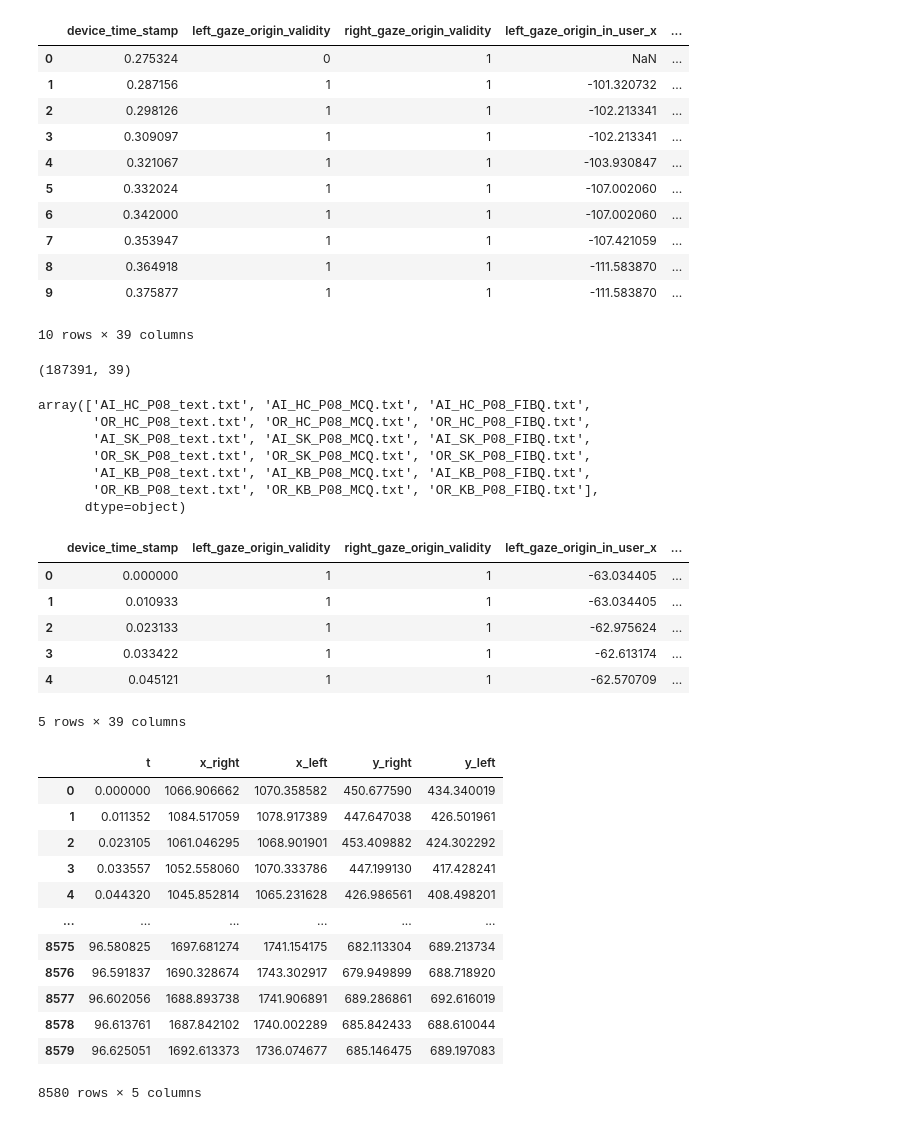
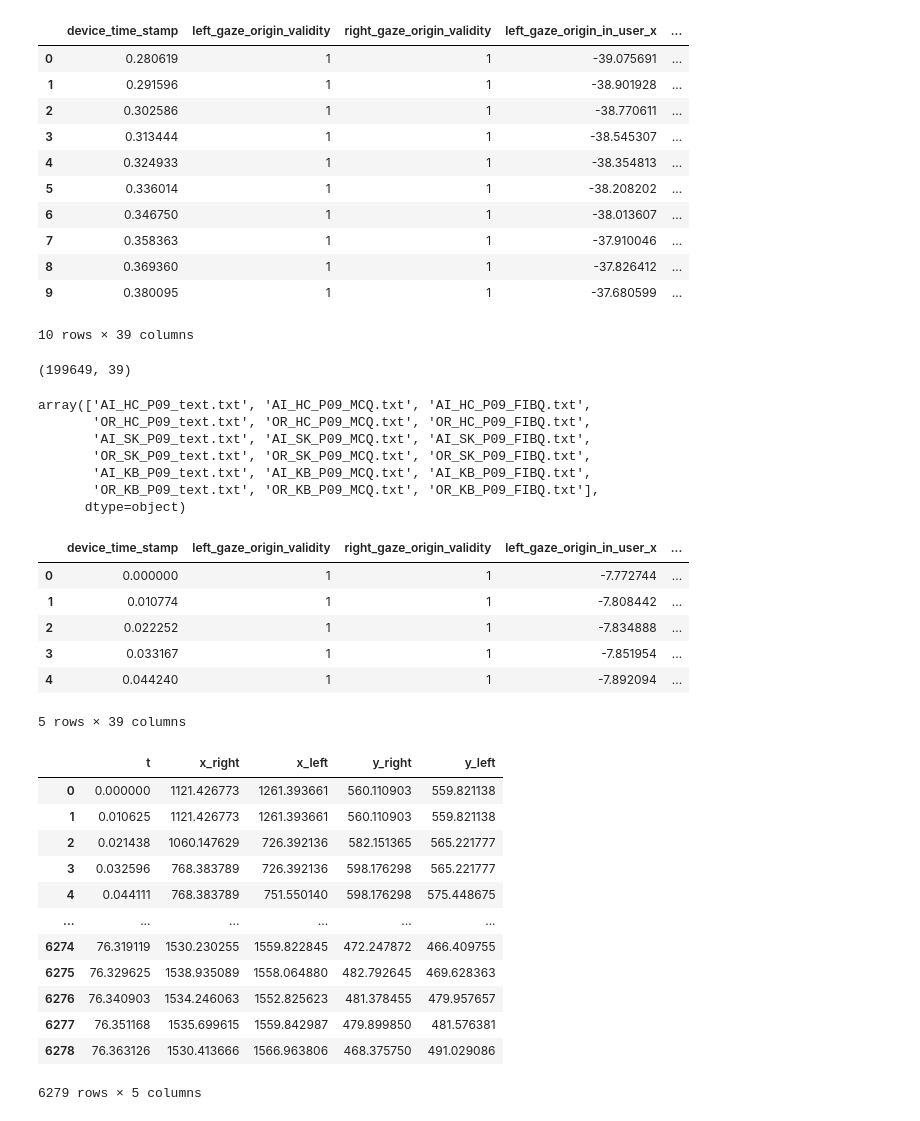
Before and after one commit to slayervictor/Fagpakkeprojekt-Eyes-Modelling, a Jupyter notebook: eye_tracking_expiriment/data_extraction.ipynb, the cells around one changed output. Saved outputs shown, nothing was run; the diff lists cells and outputs as text; code cells hidden in the pictures.

```diff
--- a/eye_tracking_expiriment/data_extraction.ipynb
+++ b/eye_tracking_expiriment/data_extraction.ipynb
@@ -12,36 +12,36 @@ testperson = 9
 # %%
 warnings.filterwarnings('ignore')
-gaze = pd.read_csv("../eye_tracking_expiriment\data\gaze_data_Bengisu_9.csv")
+gaze = pd.read_csv("../eye_tracking_expiriment\data\gaze_data_Tülin_19.csv")
 gaze.head(10)
 # %% [output]
 |  | device_time_stamp | left_gaze_origin_validity | right_gaze_origin_validity | left_gaze_origin_in_user_x | ... |
-| 0 | 0.275324 | 0 | 1 | NaN | ... |
-| 1 | 0.287156 | 1 | 1 | -101.320732 | ... |
-| 2 | 0.298126 | 1 | 1 | -102.213341 | ... |
-| 3 | 0.309097 | 1 | 1 | -102.213341 | ... |
-| 4 | 0.321067 | 1 | 1 | -103.930847 | ... |
-| 5 | 0.332024 | 1 | 1 | -107.002060 | ... |
-| 6 | 0.342000 | 1 | 1 | -107.002060 | ... |
-| 7 | 0.353947 | 1 | 1 | -107.421059 | ... |
-| 8 | 0.364918 | 1 | 1 | -111.583870 | ... |
-| 9 | 0.375877 | 1 | 1 | -111.583870 | ... |
+| 0 | 0.280619 | 1 | 1 | -39.075691 | ... |
+| 1 | 0.291596 | 1 | 1 | -38.901928 | ... |
+| 2 | 0.302586 | 1 | 1 | -38.770611 | ... |
+| 3 | 0.313444 | 1 | 1 | -38.545307 | ... |
+| 4 | 0.324933 | 1 | 1 | -38.354813 | ... |
+| 5 | 0.336014 | 1 | 1 | -38.208202 | ... |
+| 6 | 0.346750 | 1 | 1 | -38.013607 | ... |
+| 7 | 0.358363 | 1 | 1 | -37.910046 | ... |
+| 8 | 0.369360 | 1 | 1 | -37.826412 | ... |
+| 9 | 0.380095 | 1 | 1 | -37.680599 | ... |
 10 rows × 39 columns
 # %%
 gaze = gaze.dropna()
 gaze.reset_index(drop=True, inplace=True)
 gaze.shape
 # %% [output]
-(187391, 39)
+(199649, 39)
 # %%
 un = gaze["text_file"].unique()
 un
 # %% [output]
-array(['AI_HC_P08_text.txt', 'AI_HC_P08_MCQ.txt', 'AI_HC_P08_FIBQ.txt',
-       'OR_HC_P08_text.txt', 'OR_HC_P08_MCQ.txt', 'OR_HC_P08_FIBQ.txt',
-       'AI_SK_P08_text.txt', 'AI_SK_P08_MCQ.txt', 'AI_SK_P08_FIBQ.txt',
-       'OR_SK_P08_text.txt', 'OR_SK_P08_MCQ.txt', 'OR_SK_P08_FIBQ.txt',
-       'AI_KB_P08_text.txt', 'AI_KB_P08_MCQ.txt', 'AI_KB_P08_FIBQ.txt',
-       'OR_KB_P08_text.txt', 'OR_KB_P08_MCQ.txt', 'OR_KB_P08_FIBQ.txt'],
+array(['AI_HC_P09_text.txt', 'AI_HC_P09_MCQ.txt', 'AI_HC_P09_FIBQ.txt',
+       'OR_HC_P09_text.txt', 'OR_HC_P09_MCQ.txt', 'OR_HC_P09_FIBQ.txt',
+       'AI_SK_P09_text.txt', 'AI_SK_P09_MCQ.txt', 'AI_SK_P09_FIBQ.txt',
+       'OR_SK_P09_text.txt', 'OR_SK_P09_MCQ.txt', 'OR_SK_P09_FIBQ.txt',
+       'AI_KB_P09_text.txt', 'AI_KB_P09_MCQ.txt', 'AI_KB_P09_FIBQ.txt',
+       'OR_KB_P09_text.txt', 'OR_KB_P09_MCQ.txt', 'OR_KB_P09_FIBQ.txt'],
       dtype=object)
 # %%
 im_HC_AI = gaze[(gaze["Label"] == "Immersive") & (gaze["text_file"] == un[0])]
@@ -66,11 +66,11 @@ im_KB_OR["device_time_stamp"] = im_KB_OR["device_time_stamp"] - im_KB_OR["device
 im_SK_OR.head(5)
 # %% [output]
 |  | device_time_stamp | left_gaze_origin_validity | right_gaze_origin_validity | left_gaze_origin_in_user_x | ... |
-| 0 | 0.000000 | 1 | 1 | -63.034405 | ... |
-| 1 | 0.010933 | 1 | 1 | -63.034405 | ... |
-| 2 | 0.023133 | 1 | 1 | -62.975624 | ... |
-| 3 | 0.033422 | 1 | 1 | -62.613174 | ... |
-| 4 | 0.045121 | 1 | 1 | -62.570709 | ... |
+| 0 | 0.000000 | 1 | 1 | -7.772744 | ... |
+| 1 | 0.010774 | 1 | 1 | -7.808442 | ... |
+| 2 | 0.022252 | 1 | 1 | -7.834888 | ... |
+| 3 | 0.033167 | 1 | 1 | -7.851954 | ... |
+| 4 | 0.044240 | 1 | 1 | -7.892094 | ... |
 5 rows × 39 columns
 # %%
 left_x =im_SK_AI['left_gaze_point_on_display_area_x']*2560
@@ -82,18 +82,18 @@ eyes = pd.DataFrame({'t': t, 'x_right': right_x, 'x_left': left_x, 'y_right': ri
 eyes
 # %% [output]
 |  | t | x_right | x_left | y_right | y_left |
-| 0 | 0.000000 | 1066.906662 | 1070.358582 | 450.677590 | 434.340019 |
-| 1 | 0.011352 | 1084.517059 | 1078.917389 | 447.647038 | 426.501961 |
-| 2 | 0.023105 | 1061.046295 | 1068.901901 | 453.409882 | 424.302292 |
-| 3 | 0.033557 | 1052.558060 | 1070.333786 | 447.199130 | 417.428241 |
-| 4 | 0.044320 | 1045.852814 | 1065.231628 | 426.986561 | 408.498201 |
+| 0 | 0.000000 | 1121.426773 | 1261.393661 | 560.110903 | 559.821138 |
+| 1 | 0.010625 | 1121.426773 | 1261.393661 | 560.110903 | 559.821138 |
+| 2 | 0.021438 | 1060.147629 | 726.392136 | 582.151365 | 565.221777 |
+| 3 | 0.032596 | 768.383789 | 726.392136 | 598.176298 | 565.221777 |
+| 4 | 0.044111 | 768.383789 | 751.550140 | 598.176298 | 575.448675 |
 | ... | ... | ... | ... | ... | ... |
-| 8575 | 96.580825 | 1697.681274 | 1741.154175 | 682.113304 | 689.213734 |
-| 8576 | 96.591837 | 1690.328674 | 1743.302917 | 679.949899 | 688.718920 |
-| 8577 | 96.602056 | 1688.893738 | 1741.906891 | 689.286861 | 692.616019 |
-| 8578 | 96.613761 | 1687.842102 | 1740.002289 | 685.842433 | 688.610044 |
-| 8579 | 96.625051 | 1692.613373 | 1736.074677 | 685.146475 | 689.197083 |
+| 6274 | 76.319119 | 1530.230255 | 1559.822845 | 472.247872 | 466.409755 |
+| 6275 | 76.329625 | 1538.935089 | 1558.064880 | 482.792645 | 469.628363 |
+| 6276 | 76.340903 | 1534.246063 | 1552.825623 | 481.378455 | 479.957657 |
+| 6277 | 76.351168 | 1535.699615 | 1559.842987 | 479.899850 | 481.576381 |
+| 6278 | 76.363126 | 1530.413666 | 1566.963806 | 468.375750 | 491.029086 |
-8580 rows × 5 columns
+6279 rows × 5 columns
 # %%
 f, axes = plt.subplots(2, 1, figsize=(15, 8))
 
```
Also changed, not shown: parts of 9 cells of this notebook, 10 other files.
